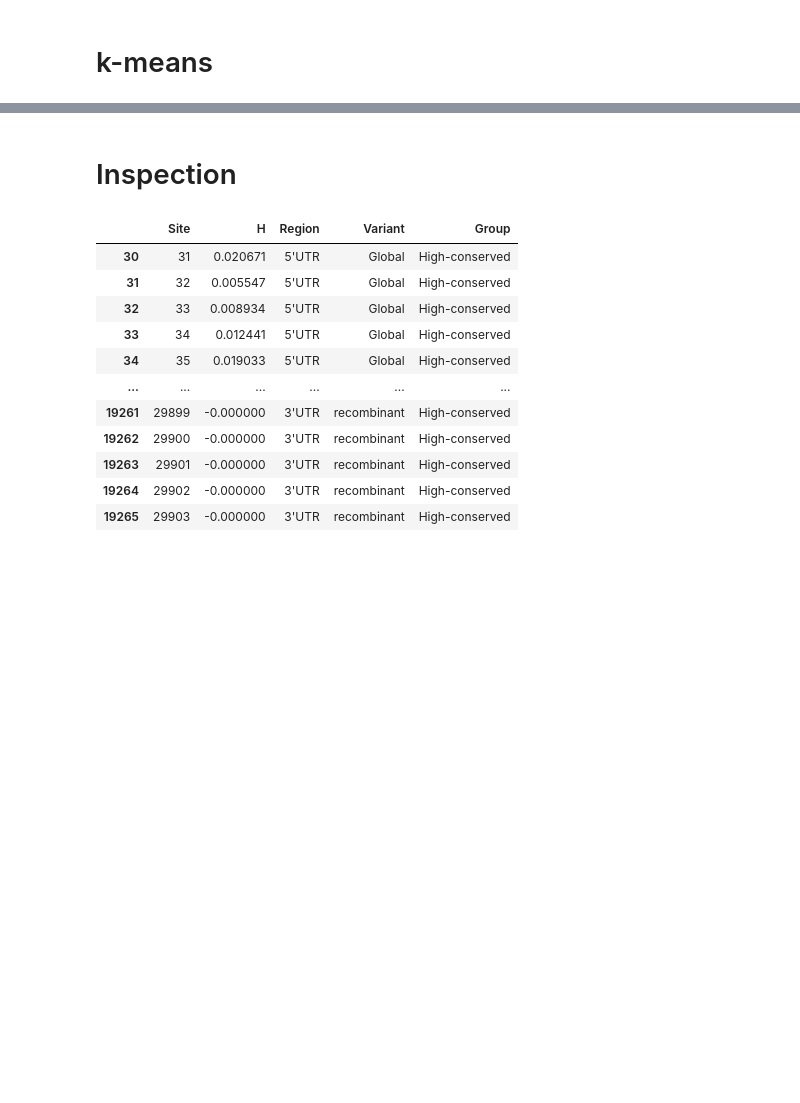
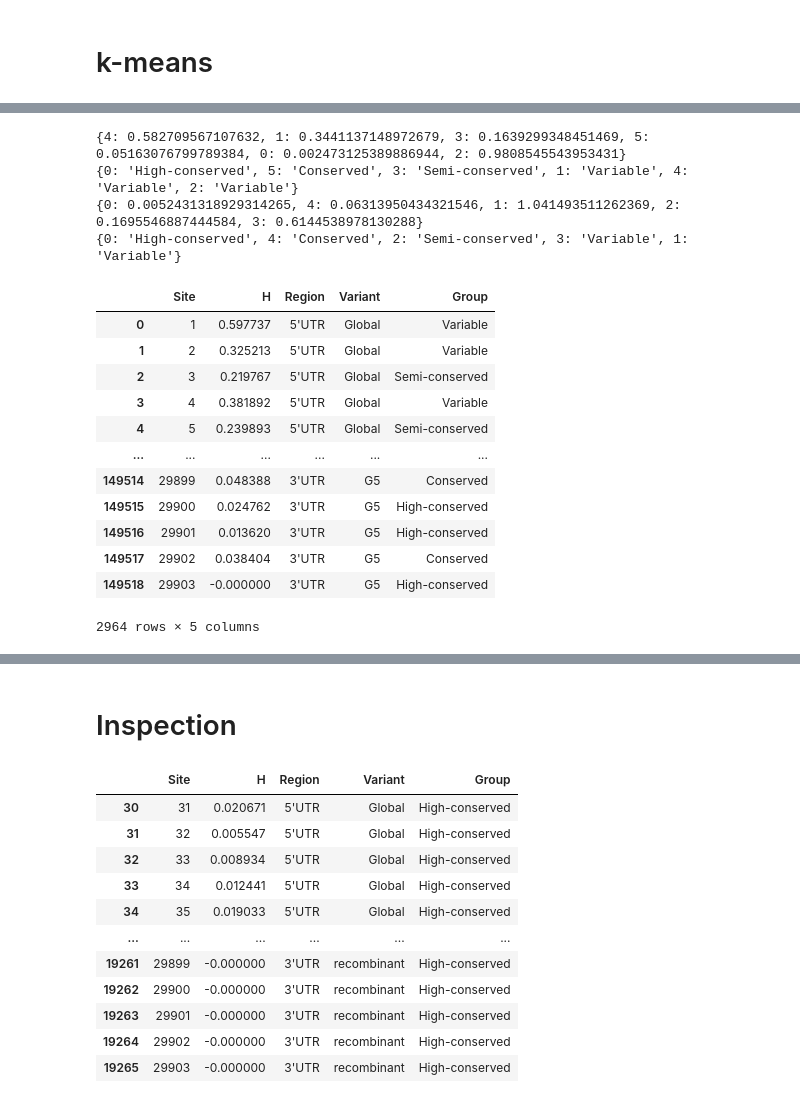
Before and after one commit to FerAmbriz/SelectionPatternsSARSCoV2, a Jupyter notebook: scr/05_conserved_regions.ipynb, the cells around one changed output, grey strips where cells are left out. Drawn from its saved outputs; the diff is of its cells as text; code cells hidden in the pictures; blank space fills up the shorter version.

```diff
--- a/scr/05_conserved_regions.ipynb
+++ b/scr/05_conserved_regions.ipynb
@@ -373,3 +603,24 @@ df_t
 | 299037 | 29902 | -0.000000 | 3'UTR | (2023-07-01,2023-09-06] | High-conserved |
 | 299038 | 29903 | -0.000000 | 3'UTR | (2023-07-01,2023-09-06] | High-conserved |
 5434 rows × 5 columns
+# %%
+df_s = discret_entropy(df5s,df3s)
+df_s
+# %% [output]
+{4: 0.582709567107632, 1: 0.3441137148972679, 3: 0.1639299348451469, 5: 0.05163076799789384, 0: 0.002473125389886944, 2: 0.9808545543953431}
+{0: 'High-conserved', 5: 'Conserved', 3: 'Semi-conserved', 1: 'Variable', 4: 'Variable', 2: 'Variable'}
+{0: 0.0052431318929314265, 4: 0.06313950434321546, 1: 1.041493511262369, 2: 0.1695546887444584, 3: 0.6144538978130288}
+{0: 'High-conserved', 4: 'Conserved', 2: 'Semi-conserved', 3: 'Variable', 1: 'Variable'}
+|  | Site | H | Region | Variant | Group |
+| 0 | 1 | 0.597737 | 5'UTR | Global | Variable |
+| 1 | 2 | 0.325213 | 5'UTR | Global | Variable |
+| 2 | 3 | 0.219767 | 5'UTR | Global | Semi-conserved |
+| 3 | 4 | 0.381892 | 5'UTR | Global | Variable |
+| 4 | 5 | 0.239893 | 5'UTR | Global | Semi-conserved |
+| ... | ... | ... | ... | ... | ... |
+| 149514 | 29899 | 0.048388 | 3'UTR | G5 | Conserved |
+| 149515 | 29900 | 0.024762 | 3'UTR | G5 | High-conserved |
+| 149516 | 29901 | 0.013620 | 3'UTR | G5 | High-conserved |
+| 149517 | 29902 | 0.038404 | 3'UTR | G5 | Conserved |
+| 149518 | 29903 | -0.000000 | 3'UTR | G5 | High-conserved |
+2964 rows × 5 columns
```
Also changed, not shown: parts of 12 cells of this notebook, 3 other files.
